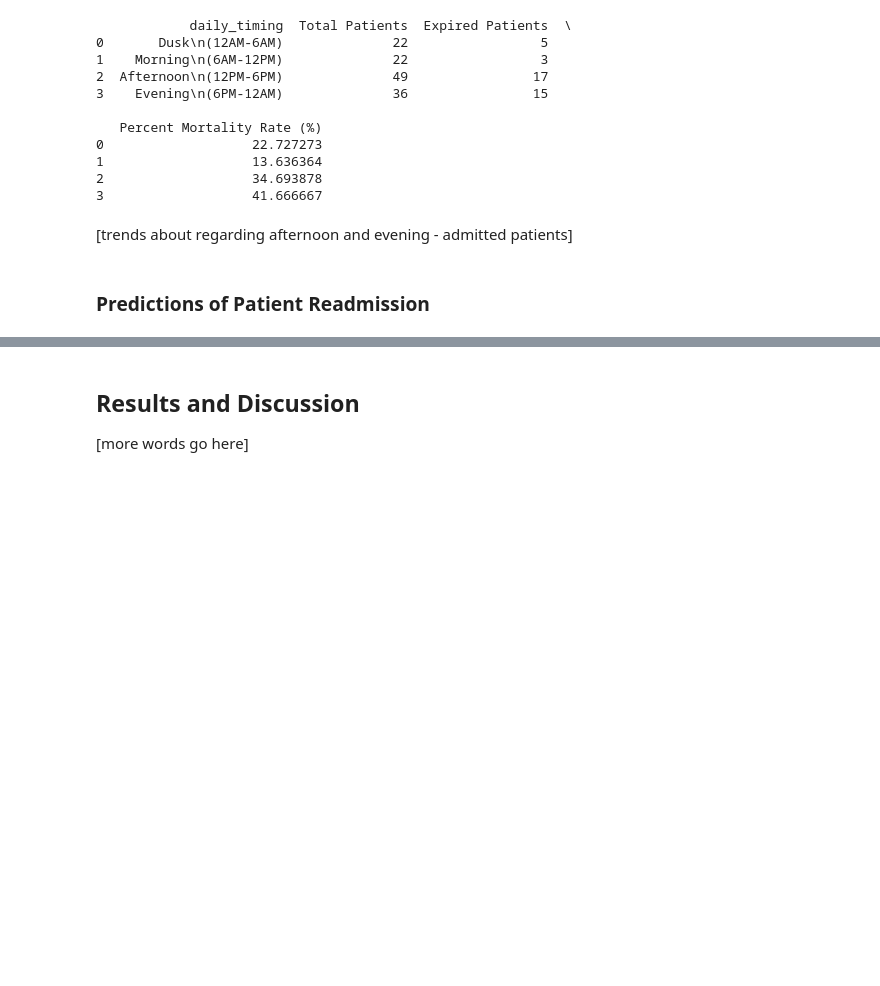
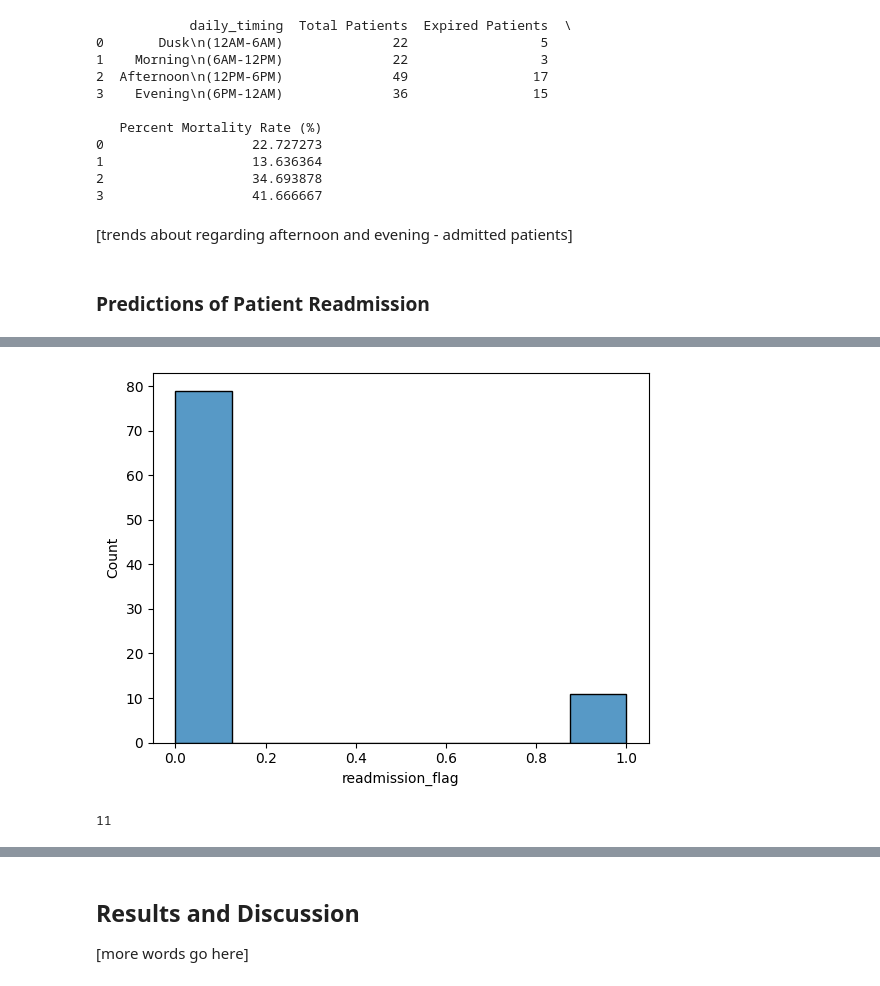
Before and after one commit to punstack/Health-Care-Analytics, a Jupyter notebook: eda.ipynb, the cells around one changed output, grey strips where cells are left out. Saved outputs shown, nothing was run; the diff lists cells and outputs as text; code cells hidden in the pictures; blank space fills up the shorter version.

```diff
--- a/eda.ipynb
+++ b/eda.ipynb
@@ -411,7 +415,11 @@ print(daily_summary[['daily_timing', 'total_patients', 'expired_patients', 'mort
 ### What key features identify a patient as being high risk for readmission?
 
 df_d = query_d()
+df_d['diagnosis_category'] = mapped_diagnosis(df_d['diagnosis'])
 
 print(df_d.head())
 df_d.info()
+
+sns.histplot(df_d['readmission_flag'])
+plt.show() # 11 readmissions, 79 non-readmissions
 # %% [output]
@@ -434,0 +443,2 @@ memory usage: 58.5+ KB
+[figure, added]
+11
```
Also changed, not shown: parts of 11 cells of this notebook, 1 other file.
